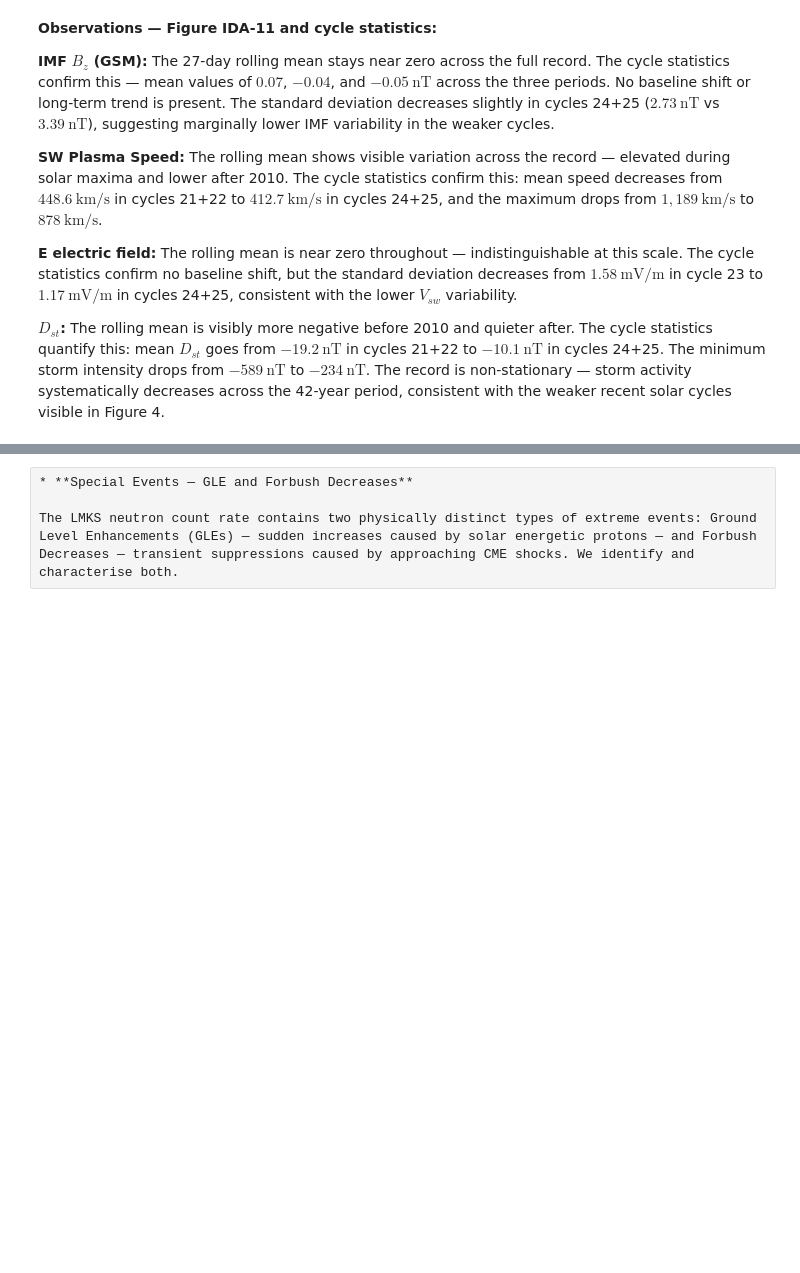
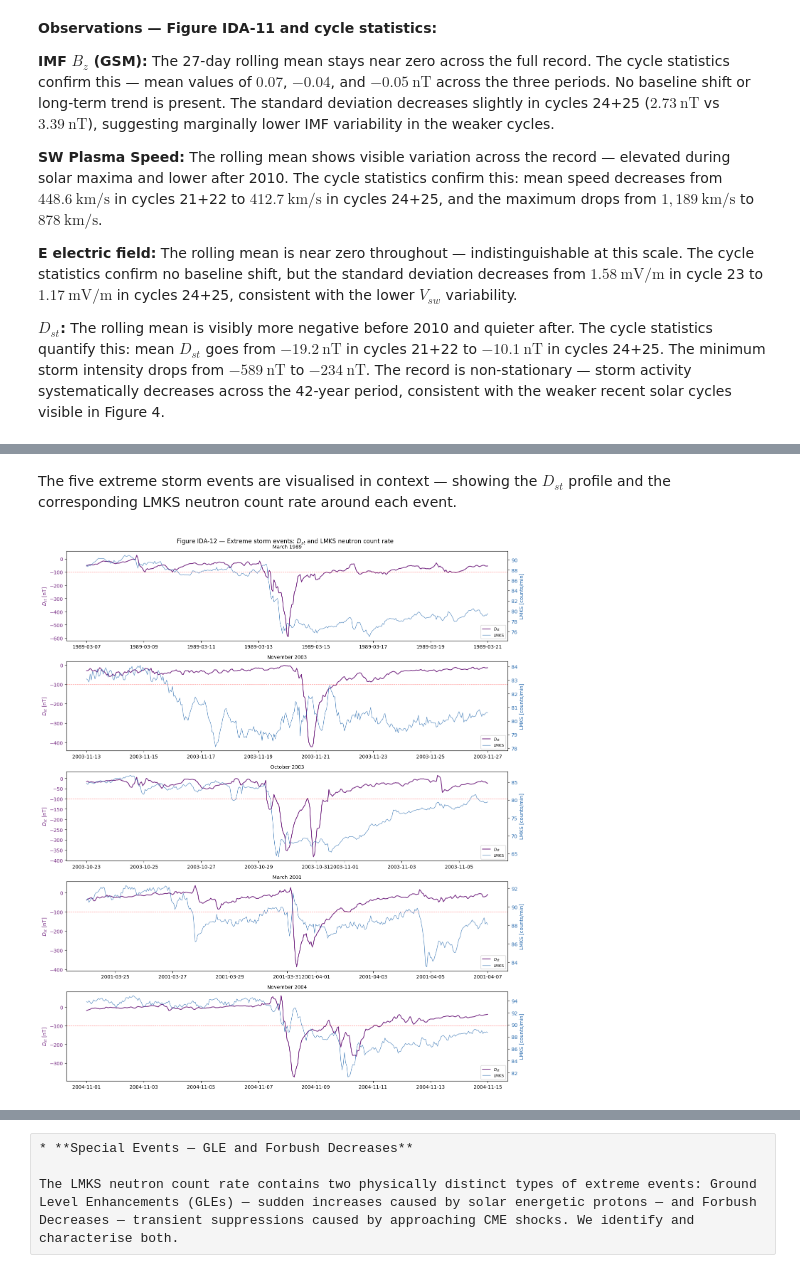
Before and after one commit to RoumenNikolov/cosmic-ray-storm-clean, a Jupyter notebook: cosmic_ray_storm_prediction.ipynb, the cells around one changed output, grey strips where cells are left out. Cells and saved outputs as stored; diff of their text form; code cells hidden in the pictures; blank space fills up the shorter version.

Commit message:
feat: IDA – Anomalies, extreme storm events, Forbush Decrease precursor analysis (Fig IDA-12)

```diff
--- a/cosmic_ray_storm_prediction.ipynb
+++ b/cosmic_ray_storm_prediction.ipynb
@@ -1079,0 +1126,61 @@ plt.show()
+# %% [markdown]
+
+The five extreme storm events are visualised in context — showing the $D_{st}$ profile and the corresponding LMKS neutron count rate around each event.
+# %%
+
+# ── IDA: Extreme storm events — Dst and LMKS profiles ────────────────────────
+# Each panel shows a ±7 day window around the storm minimum.
+# The LMKS neutron count rate is overlaid to show the Forbush Decrease precursor.
+
+events = [
+    ('1989-03-14', 'March 1989'),
+    ('2003-11-20', 'November 2003'),
+    ('2003-10-30', 'October 2003'),
+    ('2001-03-31', 'March 2001'),
+    ('2004-11-08', 'November 2004'),
+]
+
+df_lmks_dt = df_lmks.copy()
+df_lmks_dt['datetime'] = pd.to_datetime(df_lmks_dt['datetime'])
+
+fig, axes = plt.subplots(len(events), 1, figsize=(14, 16), sharex=False)
+
+for ax, (date_str, label) in zip(axes, events):
+    center = pd.Timestamp(date_str)
+    start  = center - pd.Timedelta(days=7)
+    end    = center + pd.Timedelta(days=7)
+
+    # Dst
+    mask_dst  = (df_viz['datetime'] >= start) & (df_viz['datetime'] <= end)
+    dst_event = df_viz.loc[mask_dst, ['datetime', 'Dst-index, nT']]
+
+    # LMKS
+    mask_lmks  = (df_lmks_dt['datetime'] >= start) & (df_lmks_dt['datetime'] <= end)
+    lmks_event = df_lmks_dt.loc[mask_lmks, ['datetime', 'lmks_nm_counts']]
+
+    ax_twin = ax.twinx()
+
+    ax.plot(dst_event['datetime'], dst_event['Dst-index, nT'],
+            color='#762a83', lw=1.5, label='$D_{st}$')
+    ax.axhline(-100, color='red', lw=0.8, ls='--', alpha=0.5)
+    ax.set_ylabel('$D_{st}$ [nT]', color='#762a83')
+    ax.tick_params(axis='y', labelcolor='#762a83')
+
+    ax_twin.plot(lmks_event['datetime'], lmks_event['lmks_nm_counts'],
+                 color='#2166ac', lw=1.0, alpha=0.7, label='LMKS')
+    ax_twin.set_ylabel('LMKS [counts/min]', color='#2166ac')
+    ax_twin.tick_params(axis='y', labelcolor='#2166ac')
+
+    ax.set_title(label, fontsize=10)
+    ax.spines['top'].set_visible(False)
+
+    lines1, labels1 = ax.get_legend_handles_labels()
+    lines2, labels2 = ax_twin.get_legend_handles_labels()
+    ax.legend(lines1 + lines2, labels1 + labels2, fontsize=8, loc='lower right')
+
+plt.suptitle('Figure IDA-12 — Extreme storm events: $D_{st}$ and LMKS neutron count rate', fontsize=12)
+plt.tight_layout()
+plt.savefig('images/fig_ida12_extreme_storms.png', dpi=150, bbox_inches='tight')
+plt.show()
+# %% [output]
+[figure, added]
```
Also changed, not shown: parts of 5 cells of this notebook.
